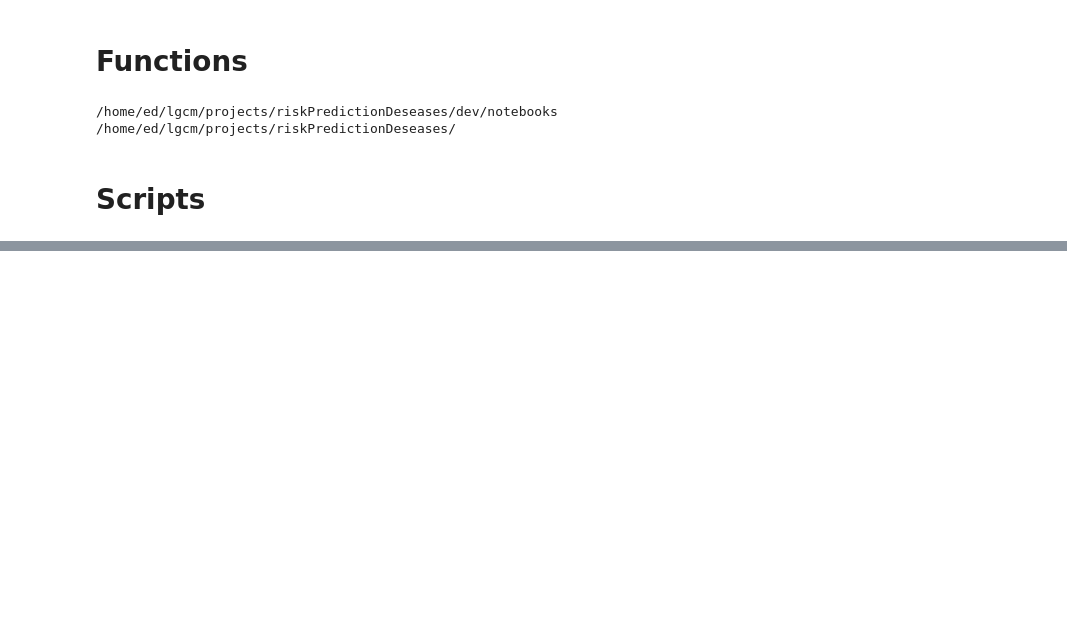
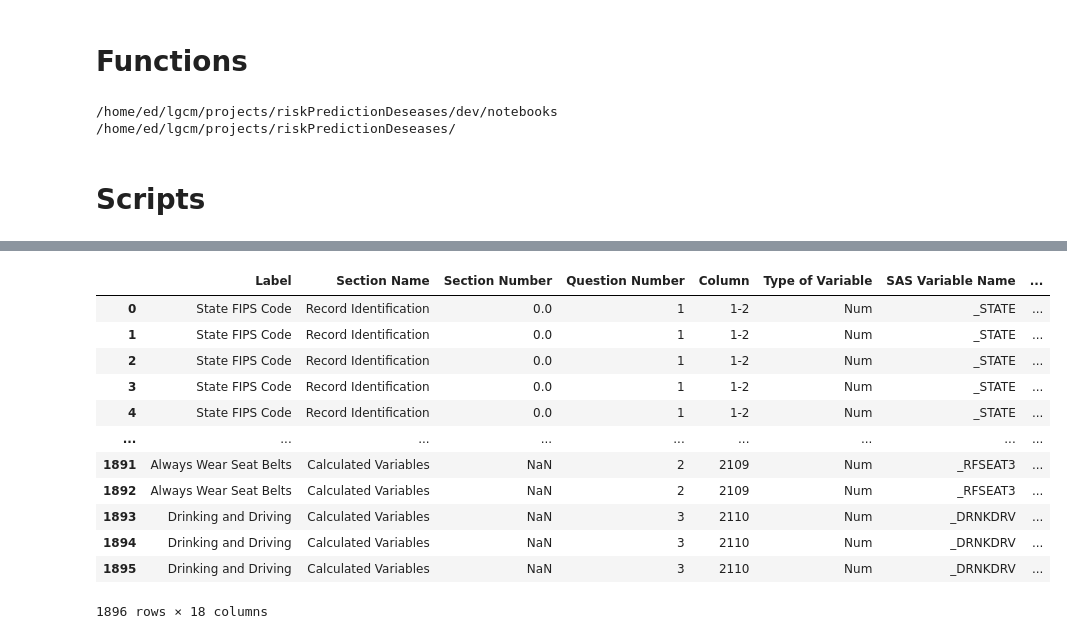
Before and after one commit to EdCarlos-dev/riskPredictionDeseases, a Jupyter notebook: dev/notebooks/03_dataTreatment_400_k_samples.ipynb, the cells around one changed output, grey strips where cells are left out. Cells and saved outputs as stored; diff of their text form; code cells hidden in the pictures; blank space fills up the shorter version.

```diff
--- a/dev/notebooks/03_dataTreatment_400_k_samples.ipynb
+++ b/dev/notebooks/03_dataTreatment_400_k_samples.ipynb
@@ -48,0 +94,16 @@ def transform_dont_know_refused_to_nan(df):
+# %%
+codebook_2023
+# %% [output]
+|  | Label | Section Name | Section Number | Question Number | Column | Type of Variable | SAS Variable Name | ... |
+| 0 | State FIPS Code | Record Identification | 0.0 | 1 | 1-2 | Num | _STATE | ... |
+| 1 | State FIPS Code | Record Identification | 0.0 | 1 | 1-2 | Num | _STATE | ... |
+| 2 | State FIPS Code | Record Identification | 0.0 | 1 | 1-2 | Num | _STATE | ... |
+| 3 | State FIPS Code | Record Identification | 0.0 | 1 | 1-2 | Num | _STATE | ... |
+| 4 | State FIPS Code | Record Identification | 0.0 | 1 | 1-2 | Num | _STATE | ... |
+| ... | ... | ... | ... | ... | ... | ... | ... | ... |
+| 1891 | Always Wear Seat Belts | Calculated Variables | NaN | 2 | 2109 | Num | _RFSEAT3 | ... |
+| 1892 | Always Wear Seat Belts | Calculated Variables | NaN | 2 | 2109 | Num | _RFSEAT3 | ... |
+| 1893 | Drinking and Driving | Calculated Variables | NaN | 3 | 2110 | Num | _DRNKDRV | ... |
+| 1894 | Drinking and Driving | Calculated Variables | NaN | 3 | 2110 | Num | _DRNKDRV | ... |
+| 1895 | Drinking and Driving | Calculated Variables | NaN | 3 | 2110 | Num | _DRNKDRV | ... |
+1896 rows × 18 columns
```
Also changed, not shown: parts of 14 cells of this notebook, 1 other file.
